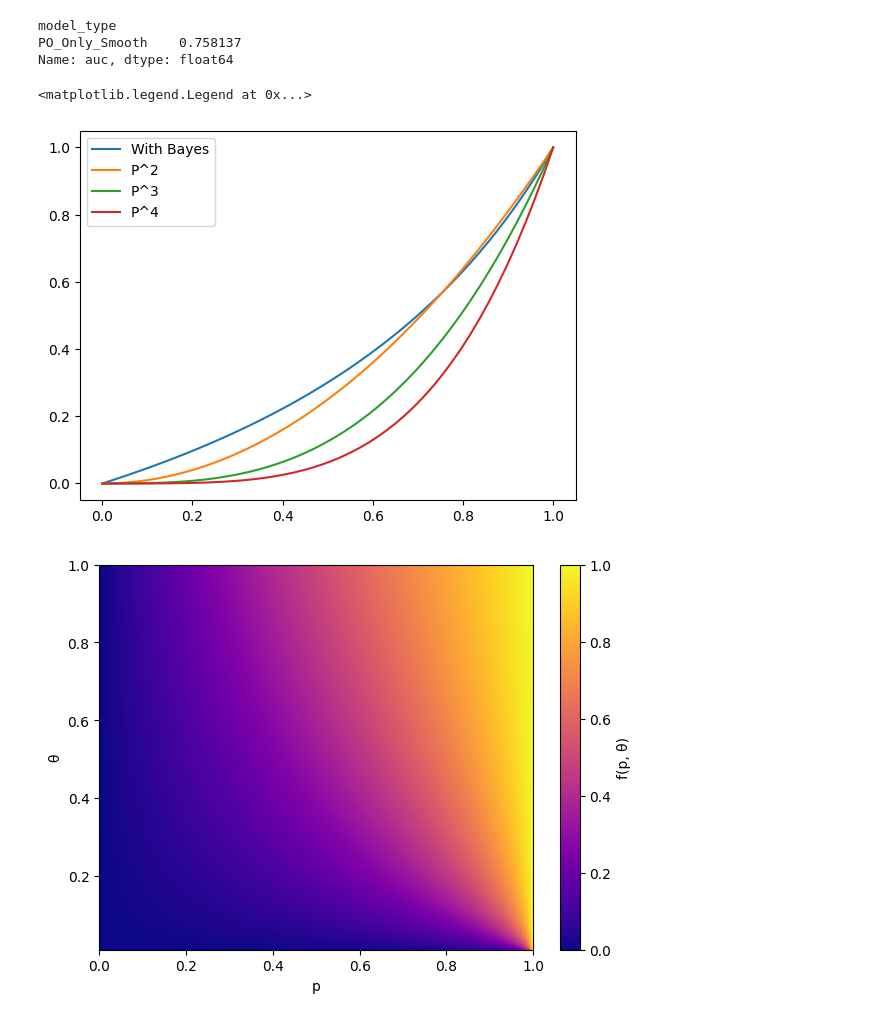
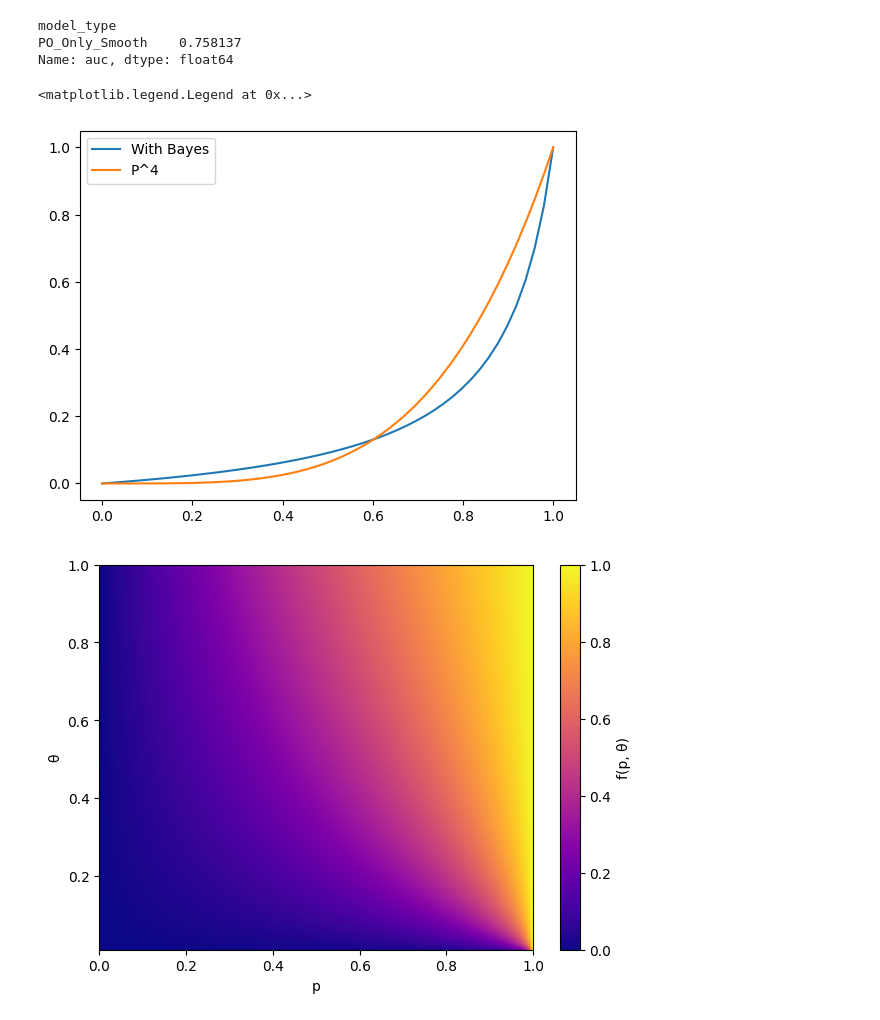
Before and after one commit to pabloubilla/data-integration-sdm, a Jupyter notebook: notebooks/02_dataintegration_results.ipynb, the cells around one changed output. Cells and saved outputs as stored; diff of their text form; code cells hidden in the pictures.

```diff
--- a/notebooks/02_dataintegration_results.ipynb
+++ b/notebooks/02_dataintegration_results.ipynb
@@ -84,20 +84,20 @@ PO_Only_Smooth    0.758137
 Name: auc, dtype: float64
 # %%
 import matplotlib.pyplot as plt
-
-theta = .43
+import numpy as np
+theta = .1
 
 p = np.linspace(0, 1, 50)
 plt.plot(p, p*(theta)/(1 - p + p*(theta)), label=f'With Bayes')
 ## plot the square
-plt.plot(p, p**2, label='P^2')
-plt.plot(p, p**3, label='P^3')
+# plt.plot(p, p**2, label='P^2')
+# plt.plot(p, p**3, label='P^3')
 plt.plot(p, p**4, label='P^4')
 # plt.plot(p, p*(1-theta), label='no smoothing')
 plt.legend()
 # %% [output]
 <matplotlib.legend.Legend at 0x...>
-[figure, old version]
+[figure, new version]
 # %%
 import numpy as np
 import matplotlib.pyplot as plt
```
Also changed, not shown: 3 other files.
